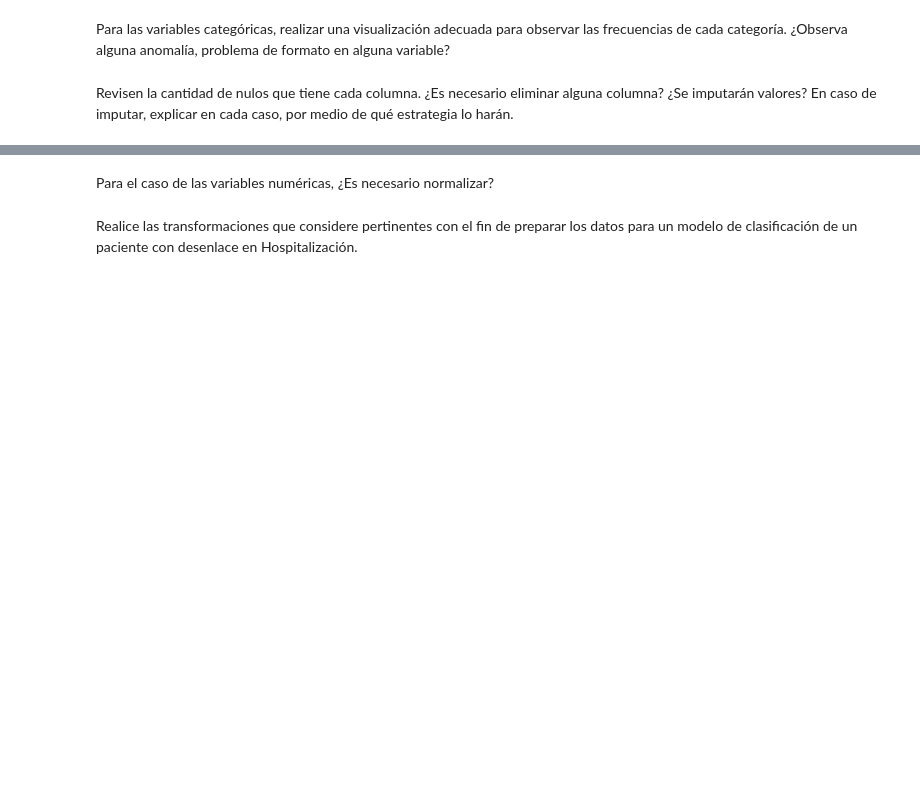
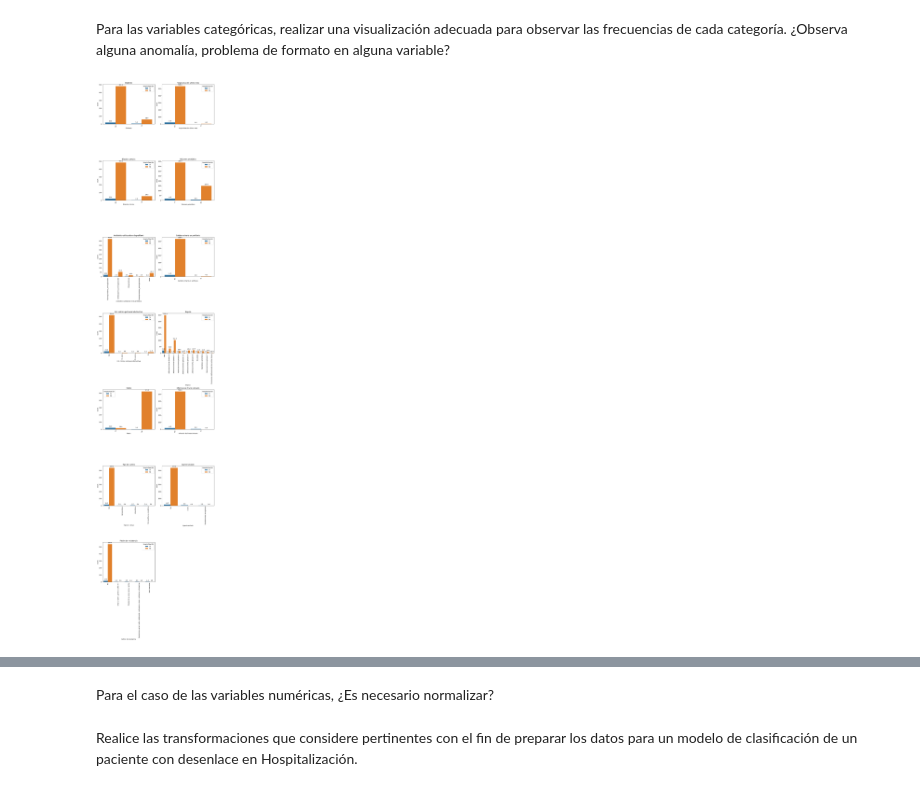
Before and after one commit to JUrielCerecero/proyecto-machine-learning-clasificacion-enfermedades, a Jupyter notebook: Proyecto_Integrador_2A_Preparacion_de_datos.ipynb, the cells around one changed output, grey strips where cells are left out. Cells and saved outputs as stored; diff of their text form; code cells hidden in the pictures; blank space fills up the shorter version.

```diff
--- a/Proyecto_Integrador_2A_Preparacion_de_datos.ipynb
+++ b/Proyecto_Integrador_2A_Preparacion_de_datos.ipynb
@@ -187,2 +208,6 @@ Dias hospitalización upc
+# %%
+#le asignamos a las edades mayores a 100 años el valor de la mediana que los que no estan hospitalzados,
+#ya que estos datos pertecen a esa categoria, y actualmente no hay ninguna persona registrada que tenga esas edades
+dfhosp_limpio.loc[dfhosp_limpio.EDAD>100,'EDAD']=int(dfhosp_limpio.EDAD[(dfhosp_limpio.EDAD<100)&(dfhosp_limpio.HOSPITALIZACION=='NO')].median())
 # %% [markdown]
 Eliminen variables si es que consideran irrelevantes, sustentando adecuadamente por qué.
@@ -192,0 +250,12 @@ Si encontraron datos atípicos, ¿Imputarán o eliminarán los valores? Sustenta
+# %%
+#cambiamos la primer letra a mayúscula y el resto a minúscula tanto en el nombre de las columnas como en los valores del dataframe
+columnas_nuevas={'ITU':'Infección de Tracto Urinario','VOLUMEN PROSTATICO':'Volumen prostático',
+                 'ANTIBIOTICO UTILIAZADO EN LA PROFILAXIS':'Antibiótico utiliazado en la profilaxis',
+                 'NUMERO DE MUESTRAS TOMADAS':'Número de muestras tomadas','ENF. CRONICA PULMONAR OBSTRUCTIVA':'Enf. crónica pulmonar obstructiva',
+                 'NUMERO DE DIAS POST BIOPSIA EN QUE SE PRESENTA LA COMPLICACIÓN INFECCIOSA':'Número de dias post biopsia en que se presenta la complicación infecciosa',
+                 'PATRON DE RESISTENCIA':'Patrón de resistencia','HOSPITALIZACION':'Hospitalización','DIAS HOSPITALIZACION MQ':'Días hospitalización médico quirúrgica',
+                 'DIAS HOSPITALIZACIÓN UPC':'Días hospitalización estado crítico','EDAD':'Edad',	'DIABETES':'Diabetes','BIOPSIAS PREVIAS':'Biopsias previas',
+                 'HOSPITALIZACIÓN ULTIMO MES':'Hospitalización ultimo mes','CUP':'Catéter urinario en profilaxis','BIOPSIA':'Biopsia',
+                 'FIEBRE':'Fiebre','TIPO DE CULTIVO':'Tipo de cultivo','AGENTE AISLADO':'Agente aislado'}
+dfhosp_limpio.rename(columns=columnas_nuevas,inplace=True)
+dfhosp_limpio.columns
@@ -193,4 +274,31 @@ Si encontraron datos atípicos, ¿Imputarán o eliminarán los valores? Sustenta
 # %% [markdown]
 Para las variables categóricas, realizar una visualización adecuada para observar las frecuencias de cada categoría. ¿Observa alguna anomalía, problema de formato en alguna variable?
-# %% [markdown]
-Revisen la cantidad de nulos que tiene cada columna. ¿Es necesario eliminar alguna columna? ¿Se imputarán valores? En caso de imputar, explicar en cada caso, por medio de qué estrategia lo harán.
+# %%
+# Selecciona las variables categóricas
+categorical_variables = dfhosp_limpio.select_dtypes(include=['object']).drop(columns='Hospitalización').columns
+
+# Calcula el número de filas y columnas necesarias
+num_variables = len(categorical_variables)
+num_rows = (num_variables // 2) + (num_variables % 2)
+num_cols = 2
+
+# Configura el tamaño de la figura
+plt.figure(figsize=(12, 8* num_rows))
+
+# Itera sobre las variables categóricas
+for i, column in enumerate(categorical_variables, 1):
+    plt.subplot(num_rows, num_cols, i)
+    ax = sns.countplot(x=column, data=dfhosp_limpio,hue='Hospitalización')
+    plt.title(f'{column}')
+
+    # Anota el número de conteos en la parte superior de cada barra
+    for p in ax.patches:
+        ax.annotate(f'{p.get_height()}', (p.get_x() + p.get_width() / 2., p.get_height()),
+                    ha='center', va='center', xytext=(0, 10), textcoords='offset points')
+
+    plt.xticks(rotation=90)  # Rotar las etiquetas del eje x en 45 grados para mejorar la legibilidad
+
+plt.tight_layout()
+plt.show()
+# %% [output]
+[figure, added]
```
Also changed, not shown: parts of 18 cells of this notebook.
